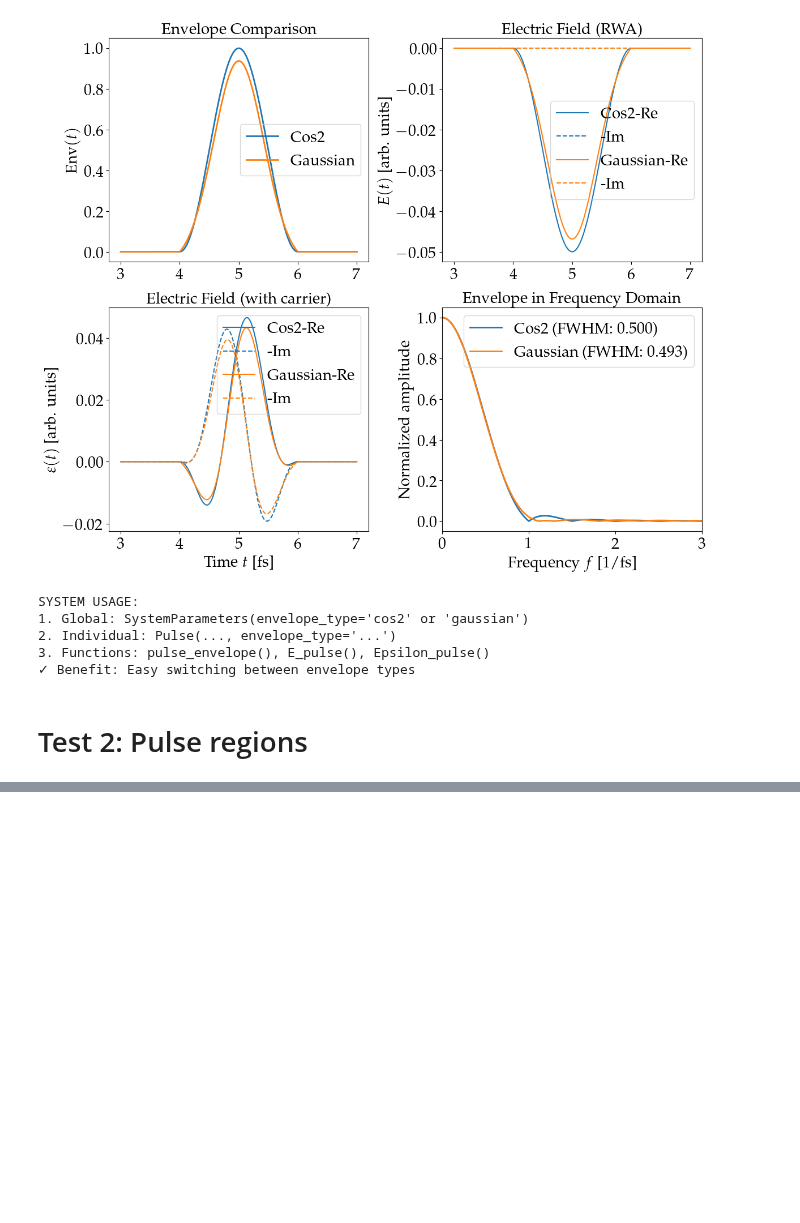
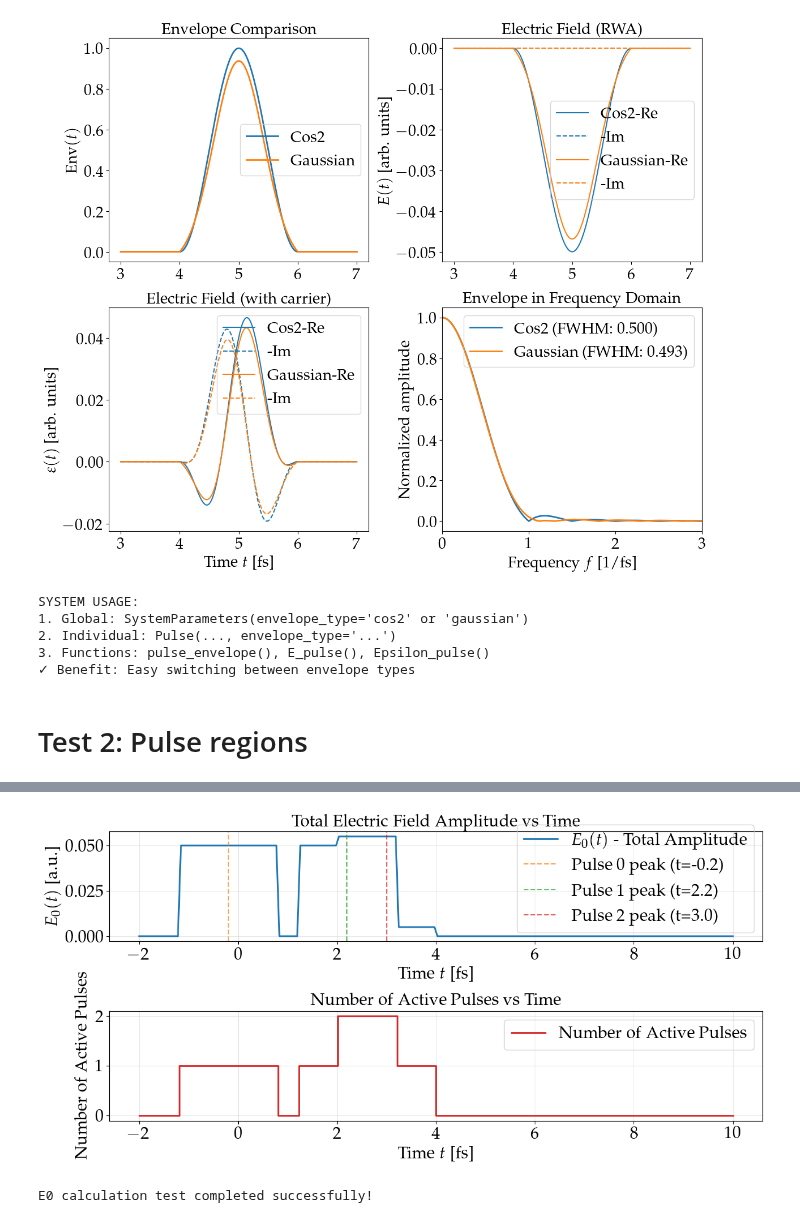
Before and after one commit to LBPhysics/2025_master_thesis_leopold_bodamer, a Jupyter notebook: code/python/notebooks/test_pulses.ipynb, the cells around one changed output, grey strips where cells are left out. Cells and saved outputs as stored; diff of their text form; code cells hidden in the pictures; blank space fills up the shorter version.

```diff
--- a/code/python/notebooks/test_pulses.ipynb
+++ b/code/python/notebooks/test_pulses.ipynb
@@ -219,0 +217,74 @@ plt.show()
+# %%
+# =============================
+# TEST NEW E0 CALCULATION FEATURE
+# =============================
+
+print("Testing the new E0 calculation feature...")
+print("=" * 50)
+
+### Test with the existing pulse sequence
+test_times_for_E0 = np.linspace(-2, 10, 200)  # Extended time range
+
+print(f"Pulse sequence contains {len(test_pulse_seq.pulses)} pulses:")
+for i, pulse in enumerate(test_pulse_seq.pulses):
+    start, end = pulse.active_time_range
+    print(f"  Pulse {i}: t_peak={pulse.pulse_peak_time:.1f}, FWHM={pulse.pulse_FWHM:.1f}")
+    print(f"           Active range: [{start:.1f}, {end:.1f}], Amplitude: {pulse.pulse_amplitude:.3f}")
+
+print("\nTesting E0 calculation at specific times:")
+print("-" * 40)
+
+### Test at different times
+test_specific_times = [0.0, 2.0, 2.5]
+
+for t in test_specific_times:
+    # Get comprehensive field info
+    field_info = test_pulse_seq.get_field_info_at_time(t)
+
+    print(f"Time t = {t:.1f}:")
+    print(f"  Active pulses: {field_info['num_active_pulses']}")
+    print(f"  Total E0: {field_info['total_amplitude']:.4f}")
+
+    if field_info['num_active_pulses'] > 0:
+        print(f"  Active pulse indices: {field_info['pulse_indices']}")
+        print(f"  Individual amplitudes: {[f'{amp:.4f}' for amp in field_info['individual_amplitudes']]}")
+    print()
+
+### Plot E0 vs time
+print("Plotting E0(t) - Total electric field amplitude over time...")
+
+E0_values = np.array([test_pulse_seq.get_total_amplitude_at_time(t) for t in test_times_for_E0])
+
+plt.figure(figsize=(12, 6))
+
+### Plot E0 vs time
+plt.subplot(2, 1, 1)
+plt.plot(test_times_for_E0, E0_values, 'C0-', linewidth=2, label=r'$E_0(t)$ - Total Amplitude')
+plt.xlabel(r'Time $t$ [fs]')
+plt.ylabel(r'$E_0(t)$ [a.u.]')
+plt.title('Total Electric Field Amplitude vs Time')
+plt.grid(True, alpha=0.3)
+plt.legend()
+
+### Mark individual pulse peak times
+for i, pulse in enumerate(test_pulse_seq.pulses):
+    plt.axvline(pulse.pulse_peak_time, color=f'C{i+1}', linestyle='--', alpha=0.7,
+                label=f'Pulse {i} peak (t={pulse.pulse_peak_time:.1f})')
+
+plt.legend()
+
+### Plot number of active pulses vs time
+plt.subplot(2, 1, 2)
+num_active = np.array([test_pulse_seq.get_field_info_at_time(t)['num_active_pulses'] for t in test_times_for_E0])
+plt.step(test_times_for_E0, num_active, 'C3-', linewidth=2, where='mid', label='Number of Active Pulses')
+plt.xlabel(r'Time $t$ [fs]')
+plt.ylabel('Number of Active Pulses')
+plt.title('Number of Active Pulses vs Time')
+plt.grid(True, alpha=0.3)
+plt.legend()
+
+plt.tight_layout()
+plt.show()
+
+print("E0 calculation test completed successfully!")
+# %% [output]
@@ -219,0 +308,2 @@ plt.show()
+[figure, added]
+E0 calculation test completed successfully!
```
Also changed, not shown: parts of 4 cells of this notebook, 39 other files.
